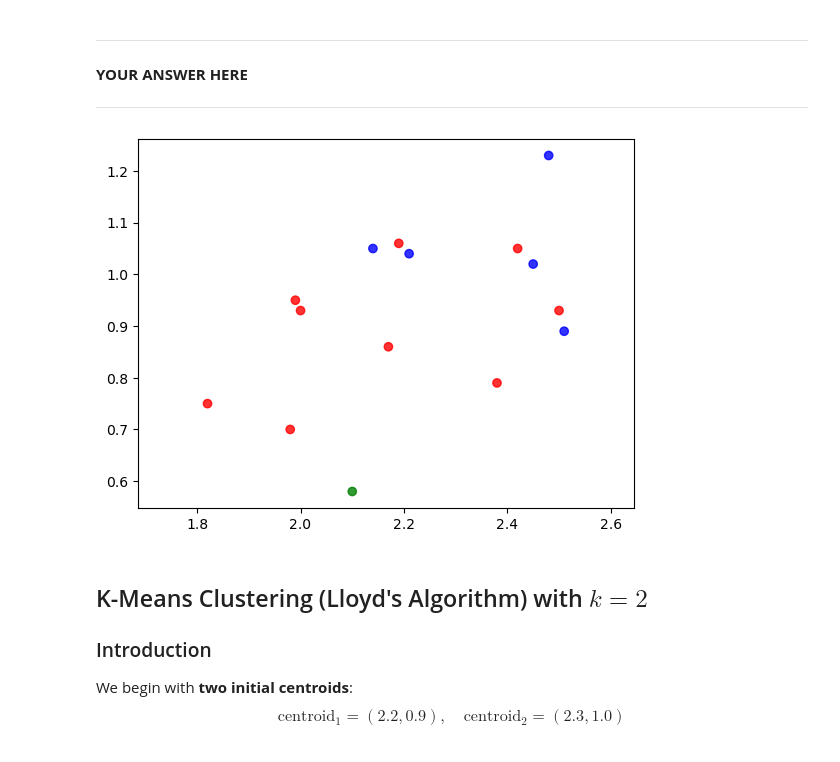
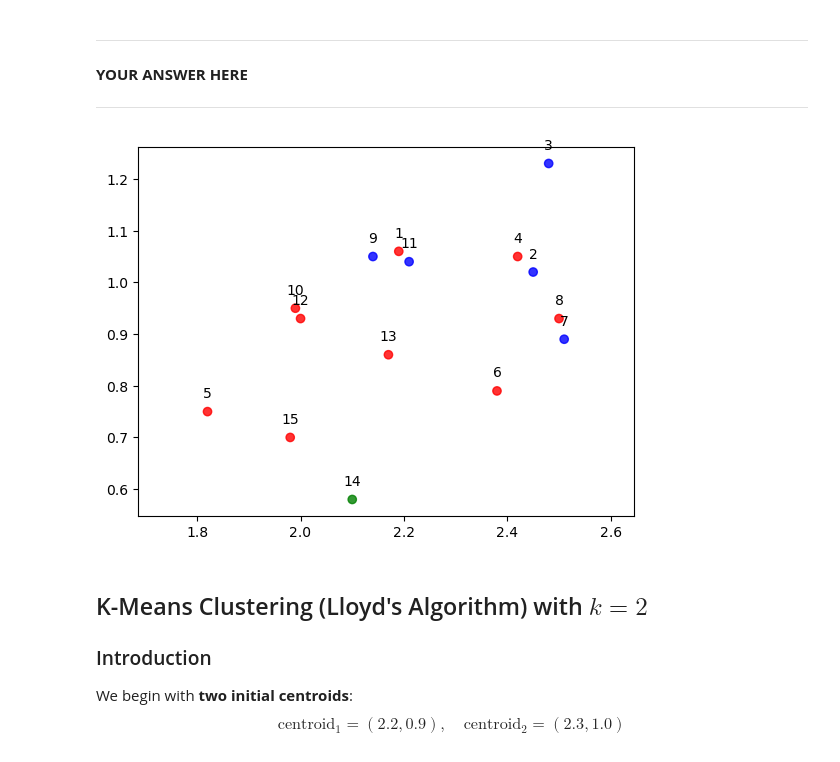
Before and after one commit to garlicxd/dm2025-group-7, a Jupyter notebook: handins/handin1.ipynb, the cells around one changed output. Drawn from its saved outputs; the diff is of its cells as text; code cells hidden in the pictures.

```diff
--- a/handins/handin1.ipynb
+++ b/handins/handin1.ipynb
@@ -95,21 +95,25 @@ Is working
 # %%
 first = 'ash'
 last = 'hue'
 
 X_kmeans = toy[[first, last]]
 
 plt.scatter(X_kmeans[first], X_kmeans[last], alpha=0.8, c=toy['target'].map(color_map))
 plt.axis('equal')
 
 coordinates = X_kmeans.values
 targets = toy['target'].values
 
+for i, (x, y) in enumerate(zip(X_kmeans[first], X_kmeans[last])):
+    plt.annotate(str(i+1), (x, y), textcoords="offset points", xytext=(0,10), ha='center')  # Adjust xytext for label position
+
+
 
 # Extra code => Check points
 # for i, (x,y) in enumerate(coordinates):
 #     print(f"Point {i+1}: ({x}, {y}) - Target: {targets[i]}")
 # %% [output]
-[figure, old version]
+[figure, new version]
 # %% [markdown]
 ## K-Means Clustering (Lloyd's Algorithm) with $k=2$
 
```
Also changed, not shown: parts of 1 cell of this notebook.
